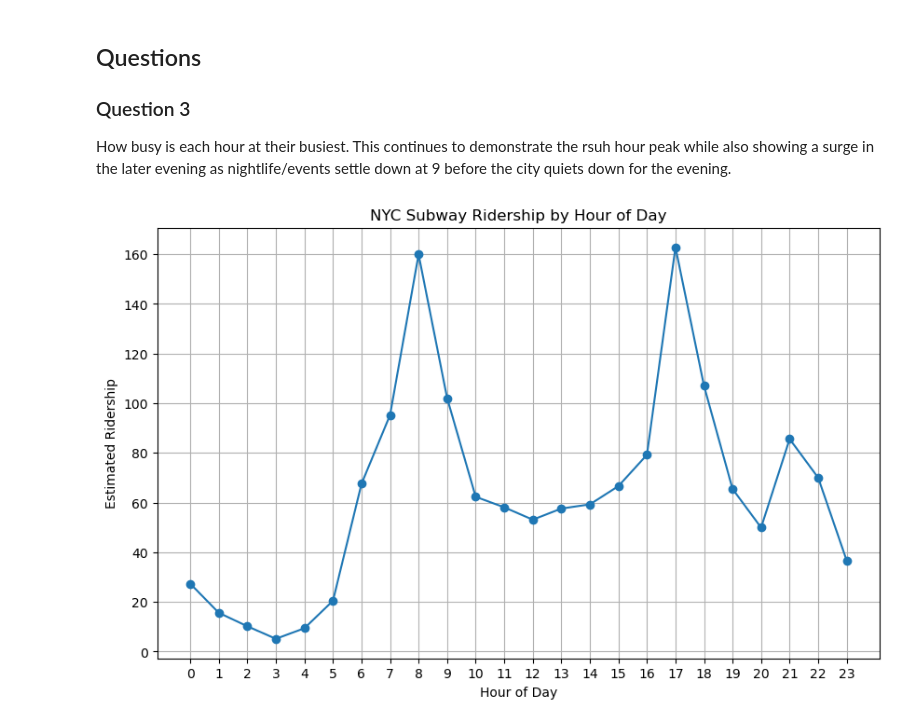
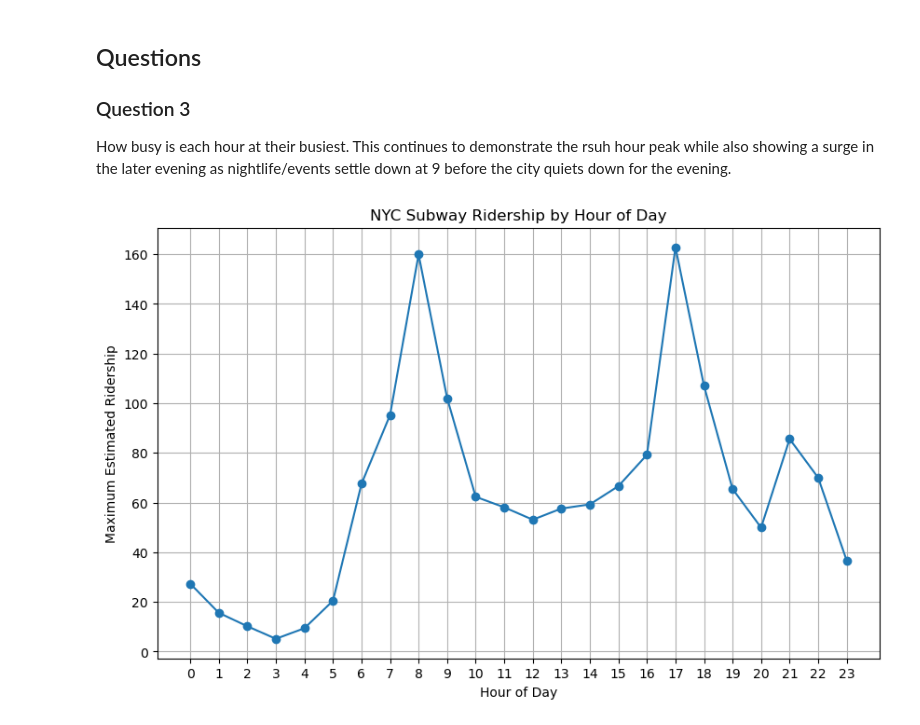
Before and after one commit to PaulCMurdoch/NYCTransit, a Jupyter notebook: analysis.ipynb, the cells around one changed output. Drawn from its saved outputs; the diff is of its cells as text; code cells hidden in the pictures.

```diff
--- a/analysis.ipynb
+++ b/analysis.ipynb
@@ -70,27 +70,27 @@ How busy is each hour at their busiest. This continues to demonstrate the rsuh h
 # %%
 query = """
 SELECT hour_of_day, max(est_avg_ridership) as max_ridership
 FROM RIDERSHIP
 group by hour_of_day
 order by hour_of_day;
 """
 
 df = pd.read_sql_query(query, conn)
 
 df
 
 plt.figure(figsize=(10, 6))
 plt.plot(
     df["hour_of_day"],
     df["max_ridership"],
     marker="o"
 )
 
 plt.title("NYC Subway Ridership by Hour of Day")
 plt.xlabel("Hour of Day")
-plt.ylabel("Estimated Ridership")
+plt.ylabel("Maximum Estimated Ridership")
 plt.grid(True)
 plt.xticks(range(24))
 plt.show()
 # %% [output]
-[figure, old version]
+[figure, new version]
```
Also changed, not shown: 3 other files.
